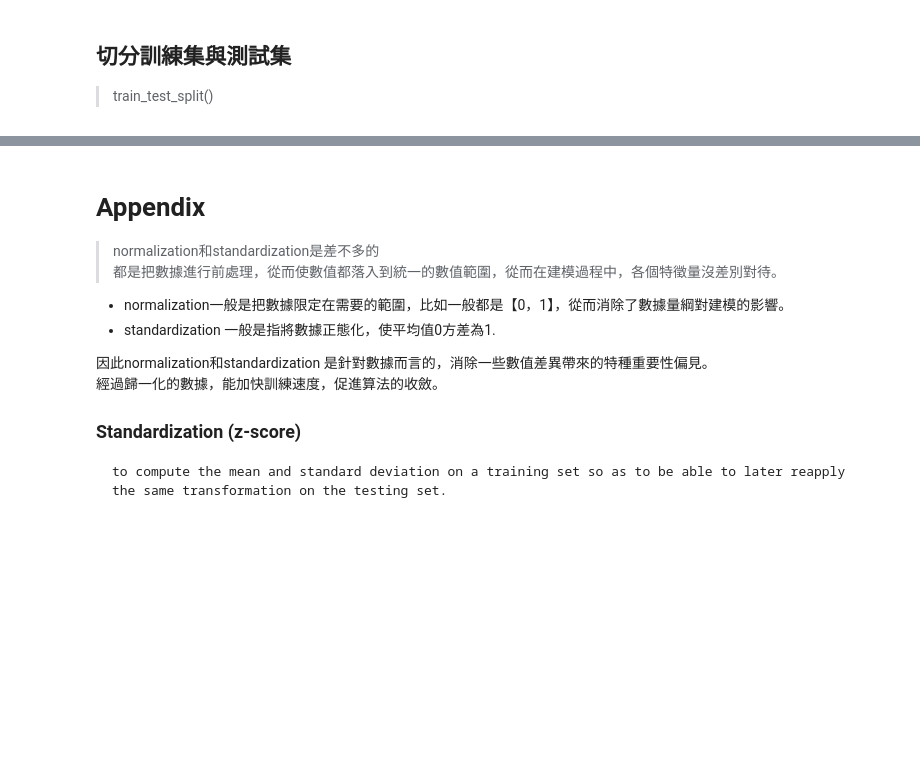
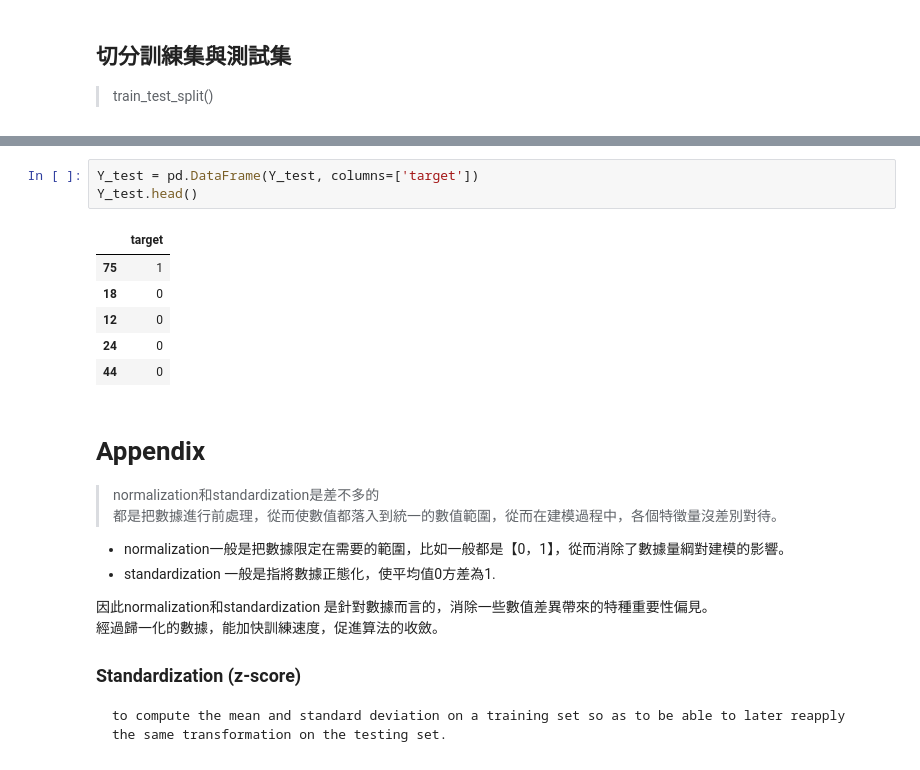
Before and after one commit to zhiyulin104/IMLP456, a Jupyter notebook: Unit03/6_scikit_learn_Basic_實戰.ipynb, the cells around one changed output, grey strips where cells are left out. Cells and saved outputs as stored; diff of their text form; blank space fills up the shorter version.

```diff
--- a/Unit03/6_scikit_learn_Basic_實戰.ipynb
+++ b/Unit03/6_scikit_learn_Basic_實戰.ipynb
@@ -162,3 +189,13 @@ X_test.head()
+# %%
+Y_test = pd.DataFrame(Y_test, columns=['target'])
+Y_test.head()
+# %% [output]
+|  | target |
+| 75 | 1 |
+| 18 | 0 |
+| 12 | 0 |
+| 24 | 0 |
+| 44 | 0 |
 # %% [markdown]
 # Appendix
 
```
Also changed, not shown: parts of 28 cells of this notebook, 1 other file.
